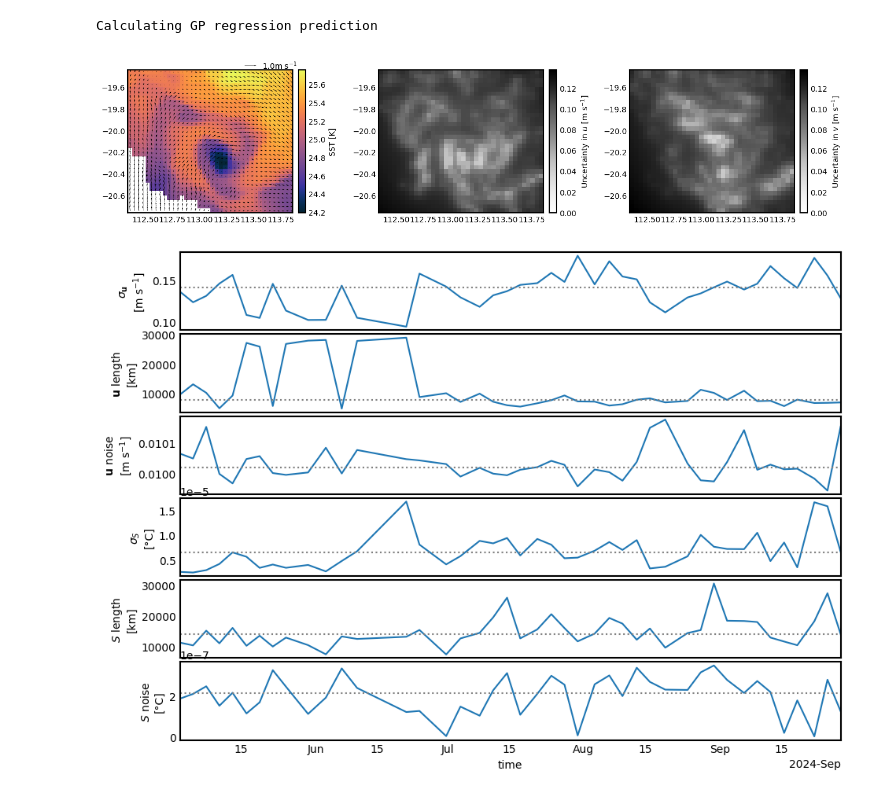
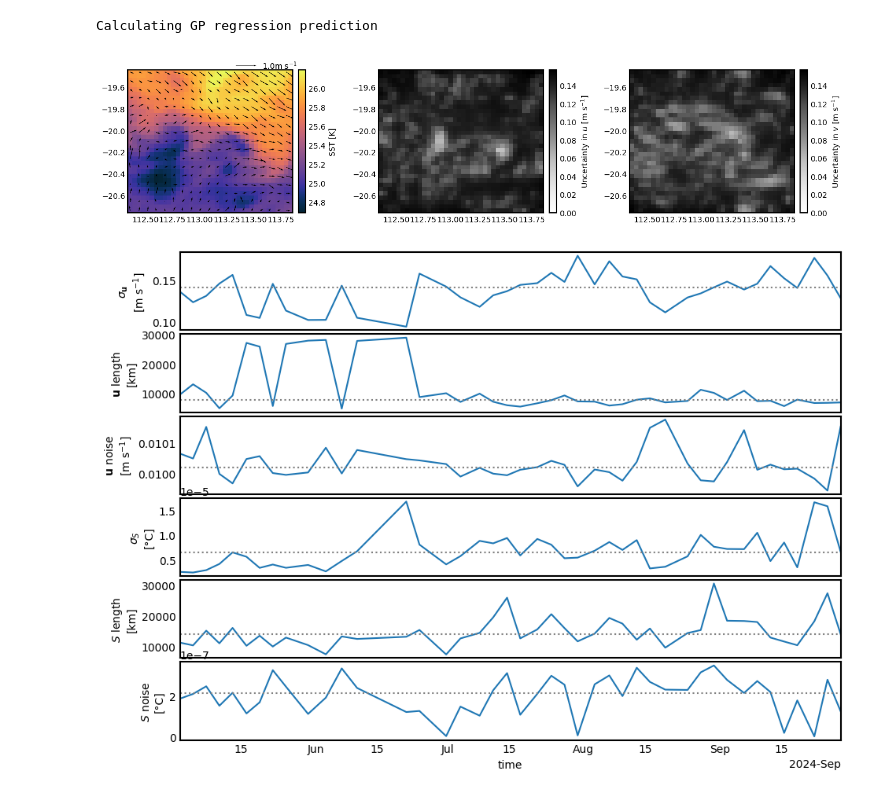
Before and after one commit to TIDE-ITRH/inversion-sst-gp, a Jupyter notebook: notebooks/use_cases/scarborough_winter24/scarborough24_series.ipynb, the cells around one changed output. Cells and saved outputs as stored; diff of their text form; code cells hidden in the pictures.

Commit message:
quiver thin

```diff
--- a/notebooks/use_cases/scarborough_winter24/scarborough24_series.ipynb
+++ b/notebooks/use_cases/scarborough_winter24/scarborough24_series.ipynb
@@ -124,9 +124,9 @@ ds_full = xr.open_dataset(os.path.join(cropped_dir, f'{crop_app}_predictions_3D.
 # %% [output]
 Calculating GP regression prediction
 # %%
-fig, ax = plots.plot_prediction(ds_full.sel(time=('2024-08-22T13')), qk_size=1., qv_scale=14)
+fig, ax = plots.plot_prediction(ds_full.sel(time=('2024-07-19T22')), qk_size=1., qv_scale=8, thin=2)
 # %% [output]
-[figure, old version]
+[figure, new version]
 # %%
 ds_restrim = ds_results.copy()
 ds_restrim = ds_restrim.dropna(dim='time')
```
Also changed, not shown: 4 other files.
